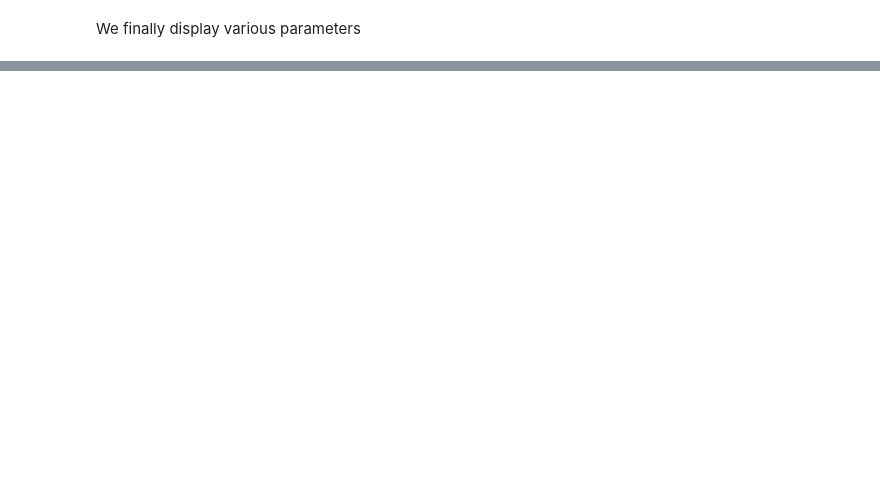
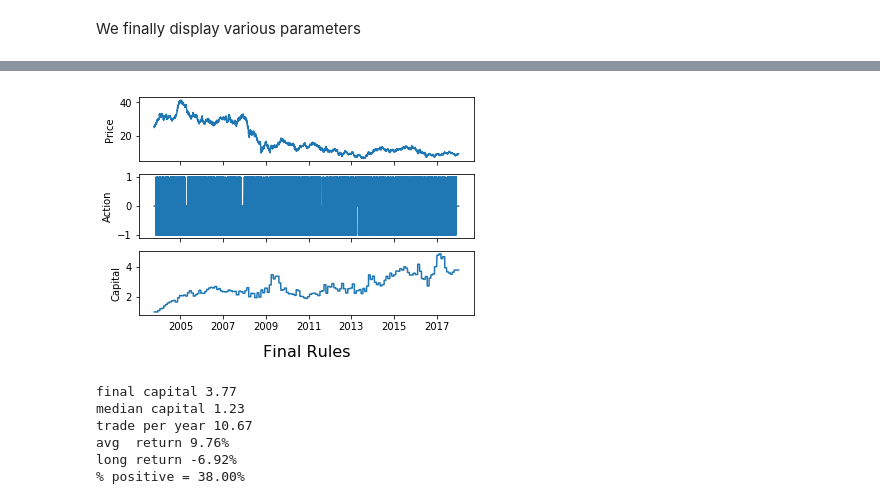
Before and after one commit to ericbenhamou/RL, a Jupyter notebook: implementation/ImplementationPresentation.ipynb, the cells around one changed output, grey strips where cells are left out. Cells and saved outputs as stored; diff of their text form; code cells hidden in the pictures; blank space fills up the shorter version.

```diff
--- a/implementation/ImplementationPresentation.ipynb
+++ b/implementation/ImplementationPresentation.ipynb
@@ -241,0 +313,26 @@ long return -6.92%
+# %%
+if plot_result:
+    # plot_array(dates, actions[:max_plot], 'Actions')
+    plot_3_ts(dates, prices, final_action, final_capital,
+              'Time', 'Price', 'Action', 'Capital', 'Final Rules')
+    plt.show()
+# %% [output]
+[figure, added]
+# %%
+# print final value of capital
+print('final capital {:.2f}'.format(final_capital[-1]))
+print('median capital {:.2f}'.format(avg_capital))
+year_frac = pd.Timedelta(dates[-1] - dates[1]).days / 365.25
+print('trade per year {:.2f}'.format(trades_nb / year_frac))
+avg_return = final_capital[-1] ** (1 / year_frac) - 1
+print('avg  return {:.2f}%'.format(avg_return * 100))
+long_ret = (prices[-1] / prices[0]) ** (1 / year_frac) - 1
+print('long return {:.2f}%'.format(long_ret * 100))
+print('% positive = {:.2f}%'.format(percent_positive * 100))
+# %% [output]
+final capital 3.77
+median capital 1.23
+trade per year 10.67
+avg  return 9.76%
+long return -6.92%
+% positive = 38.00%
```
Also changed, not shown: parts of 11 cells of this notebook, 1 other file.
